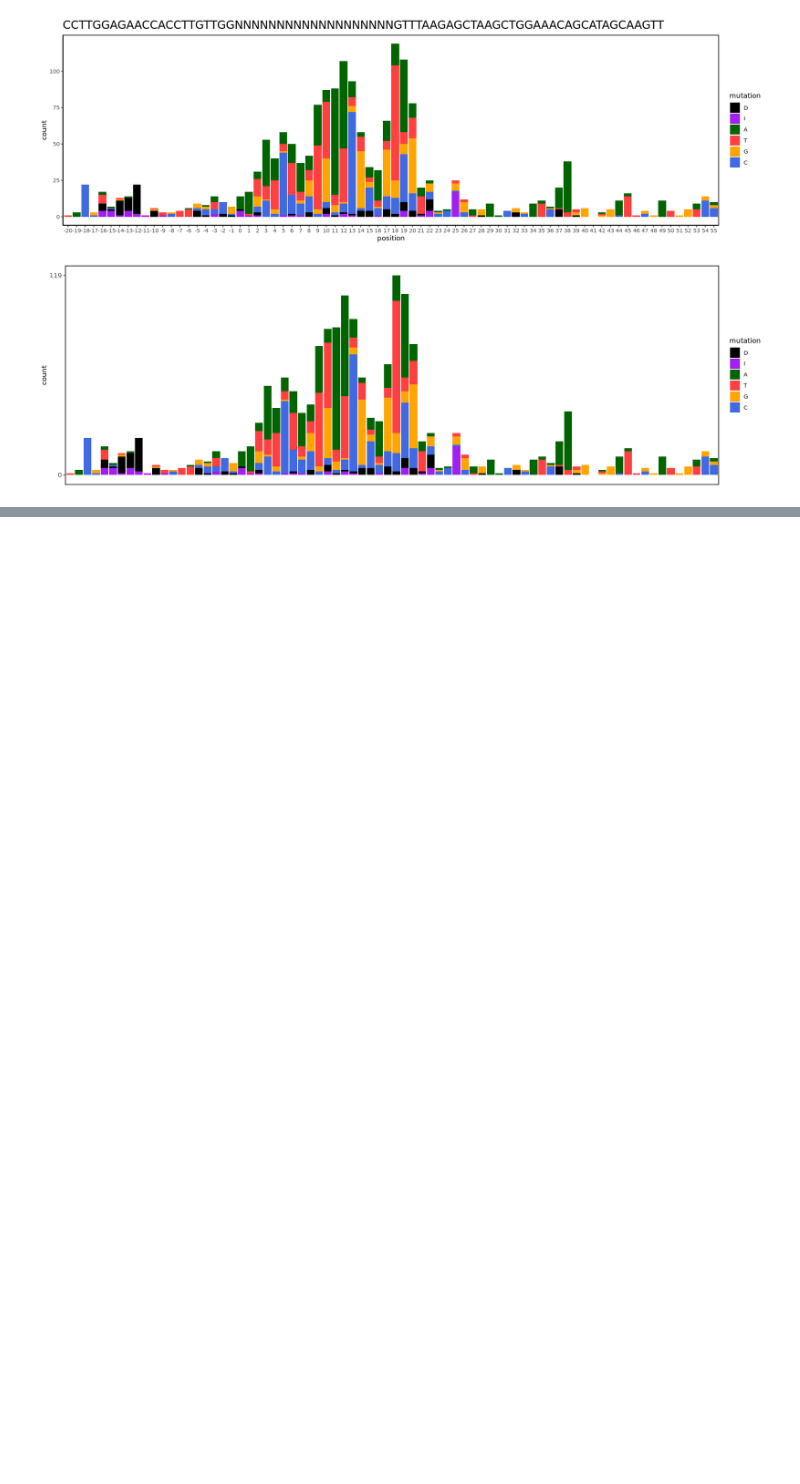
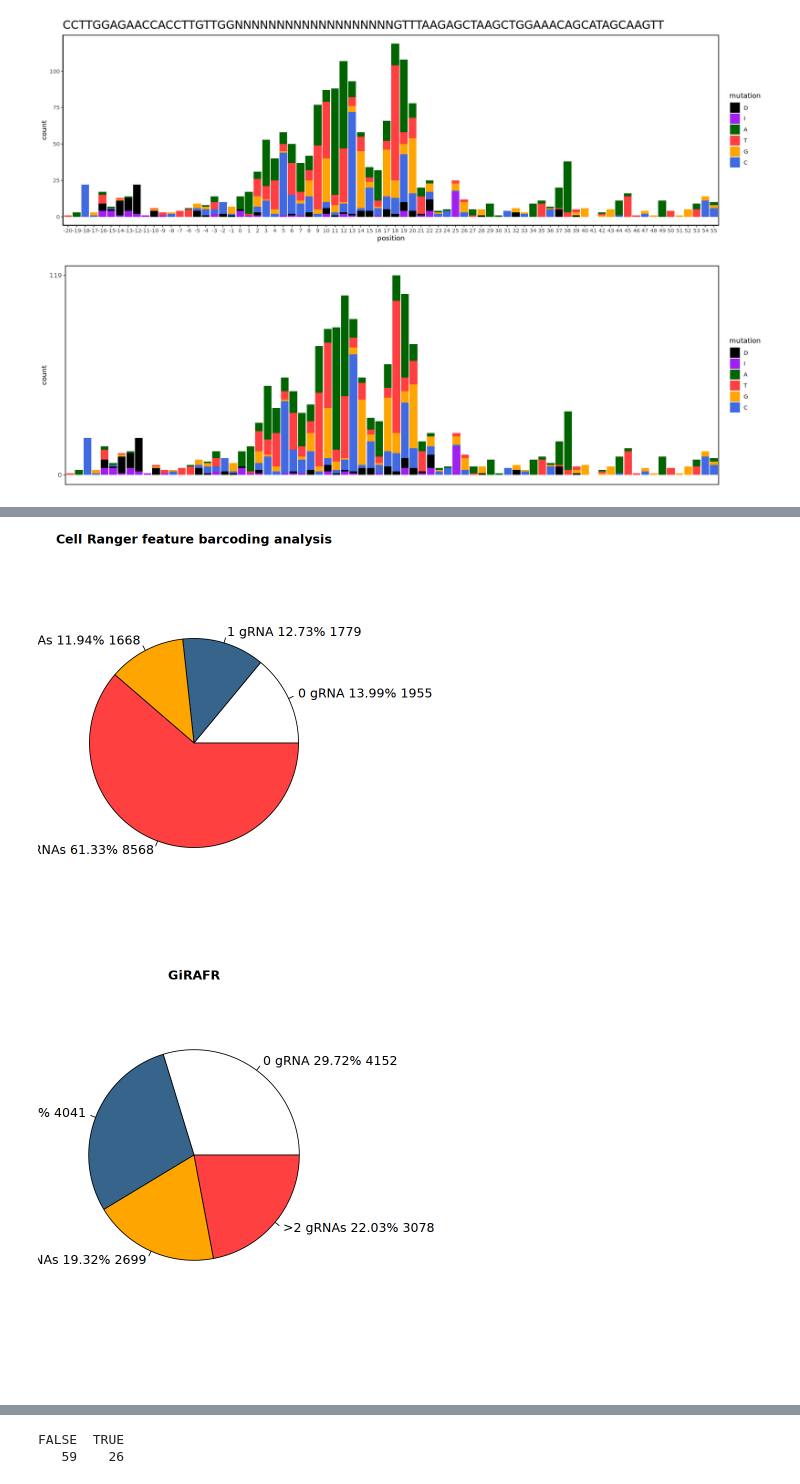
Before and after one commit to FunctionalEpigeneticsLab/GiRAFR, a Jupyter notebook: jupyter_notebooks/Tian_Neuron.ipynb, the cells around one changed output, grey strips where cells are left out. Saved outputs shown, nothing was run; the diff lists cells and outputs as text; code cells hidden in the pictures; blank space fills up the shorter version.

```diff
--- a/jupyter_notebooks/Tian_Neuron.ipynb
+++ b/jupyter_notebooks/Tian_Neuron.ipynb
@@ -280,0 +362,14 @@ locale:
+# %%
+cells_gRNA_file <- paste0(input_dir, '/cells.gRNA.txt')
+n_col = max(count.fields(cells_gRNA_file, sep = "\t"))
+cells.gRNA <- read.table(cells_gRNA_file,
+                     header = FALSE, fill = TRUE, stringsAsFactors = FALSE,col.names =1:n_col)
+
+colnames(cells.gRNA)[1:7]= c('cb','feature_order','target','WT','num_UMI_WT', 'MT','num_UMI_MT')
+cells.gRNA$cb <- paste0(cells.gRNA$cb,'-1')
+cells.gRNA.ori <- cells.gRNA
+
+cells.num_features <- cells.gRNA %>% group_by(cb) %>% summarise(num_features = max(feature_order))
+cells.has_MT <- cells.gRNA %>% group_by(cb) %>% summarise(is_MT = grepl('variant', MT)) %>% summarise(has_MT=any(is_MT))
+table(cells.num_features$num_features)
+sum(table(cells.num_features$num_features))
@@ -280,0 +388,59 @@ locale:
+# %%
+protospacer_file <- paste0(fba_input_dir, '/outs/crispr_analysis/protospacer_calls_per_cell.csv')
+barcodes_file <- paste0(fba_input_dir, '/outs/filtered_feature_bc_matrix/barcodes.tsv.gz')
+
+protospacer_calls_per_cell <-read.csv(protospacer_file, stringsAsFactors = FALSE)
+cellranger_barcode <- read_csv(barcodes_file, col_names = FALSE)
+
+
+pipeline_NotEmpty <- cells.num_features$cb
+pipeline_Single <- cells.num_features$cb[which(cells.num_features$num_features == 1)]
+par(mar = c(1,1,1,10))
+slices1 <- c(nrow(cellranger_barcode) - sum(table(protospacer_calls_per_cell$num_features)),
+        as.vector(table(protospacer_calls_per_cell$num_features)[1]),
+        as.vector(table(protospacer_calls_per_cell$num_features)[2]),
+        sum(table(protospacer_calls_per_cell$num_features)[-(1:2)]))
+lbls1 <- c('0 gRNA','1 gRNA', '2 gRNAs', '>2 gRNAs')
+pct1 <- round(slices1/sum(slices1)*100, digit =2 )
+lbls1 <- paste(lbls1, pct1) # add percents to labels
+lbls1 <- paste(lbls1,"%",sep="") # ad % to labels
+lbls1 <- paste(lbls1, slices1, sep =' ')
+pie(slices1, labels = lbls1, cex = 1.2,radius = 0.8, col = c("white","steelblue4","orange","brown1"),
+    main = 'Cell Ranger feature barcoding analysis')
+
+par(mar = c(5,1,1,10))
+slices2 <- c(nrow(cellranger_barcode) - sum(table(cells.num_features$num_features)),
+        as.vector(table(cells.num_features$num_features)[1]),
+        as.vector(table(cells.num_features$num_features)[2]),
+        sum(table(cells.num_features$num_features)[-(1:2)]))
+lbls2 <- c('0 gRNA','1 gRNA', '2 gRNAs', '>2 gRNAs')
+pct2 <- round(slices2/sum(slices2)*100, digit = 2)
+lbls2 <- paste(lbls2, pct2) # add percents to labels
+lbls2 <- paste(lbls2,"%",sep="") # ad % to labels
+lbls2 <- paste(lbls2, slices2, sep =' ')
+pie(slices2, labels = lbls2, cex = 1.2,radius = 0.8, col = c("white","steelblue4","orange","brown1"),
+   main = 'GiRAFR')
+
+all_barcodes <- as.data.frame(cellranger_barcode)
+all_barcodes$pipeline_single_cell <- ifelse(all_barcodes$X1 %in% pipeline_Single, 1, 0)
+all_barcodes$pipeline_empty_cell <- ifelse(all_barcodes$X1 %in% pipeline_NotEmpty, 0, 1)
+all_barcodes$pipeline_not_single_cell <- ifelse(all_barcodes$X1 %in% pipeline_Single, 0,
+                                            ifelse(all_barcodes$X1 %in% pipeline_NotEmpty, 1, 0))
+
+all_barcodes$cellranger_single_cell <- ifelse(all_barcodes$X1 %in% protospacer_calls_per_cell$cell_barcode[protospacer_calls_per_cell$num_features == 1], 1, 0)
+all_barcodes$cellranger_empty_cell <- ifelse(all_barcodes$X1 %in% protospacer_calls_per_cell$cell_barcode, 0, 1)
+all_barcodes$cellranger_not_single_cell <- ifelse(all_barcodes$X1 %in% protospacer_calls_per_cell$cell_barcode[protospacer_calls_per_cell$num_features == 1], 0,
+                                            ifelse(all_barcodes$X1 %in% protospacer_calls_per_cell$cell_barcode, 1, 0))
+all_barcodes <- merge(all_barcodes, cells.has_MT, by.x = 'X1', by.y = 'cb', all.x = TRUE)
+
+
+Myfunc <- function(row) {data <- (row["has_MT"] == TRUE)}
+p <- upset(data = all_barcodes,
+      queries = list(list(query = Myfunc, color = "red", active = T)),
+      sets = c('cellranger_not_single_cell','pipeline_not_single_cell',
+           'cellranger_empty_cell','pipeline_empty_cell',
+           'cellranger_single_cell','pipeline_single_cell'), order.by = "freq",keep.order = TRUE,sets.bar.color=c("orange","orange","grey","grey","steelblue4","steelblue4"),
+      point.size =2.5,line.size = 1.3,text.scale = c(2, 1.5, 1.2, 1.5, 1.5, 2))
+
+p
+# %% [output]
@@ -280,0 +454,2 @@ locale:
+[figure, added]
+[figure, added]
@@ -280,0 +457,5 @@ locale:
+# %%
+table(all_barcodes[which(all_barcodes$cellranger_empty_cell == 1),'has_MT'])
+# %% [output]
+FALSE  TRUE
+   59    26
```
Also changed, not shown: parts of 107 cells of this notebook, 2 other files.
